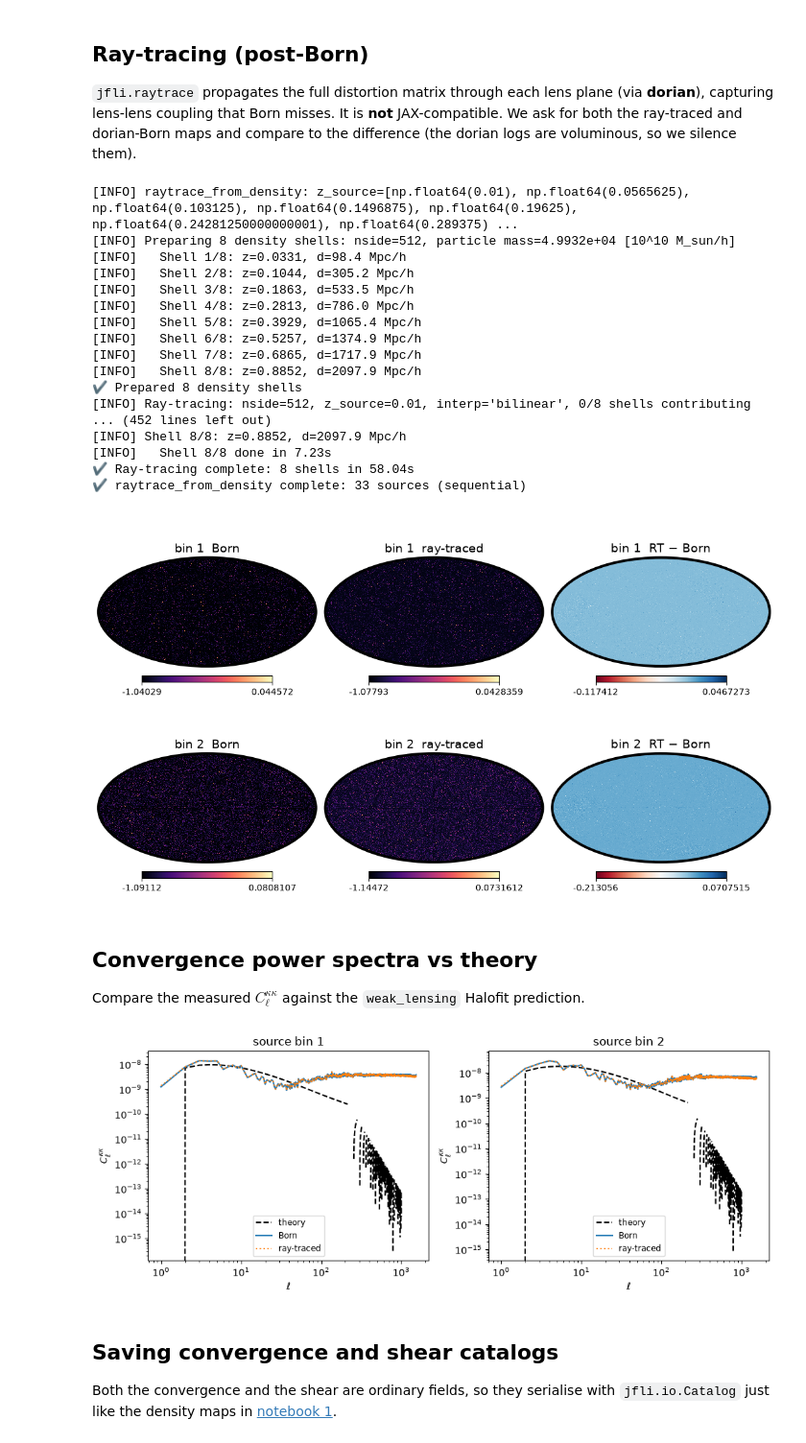
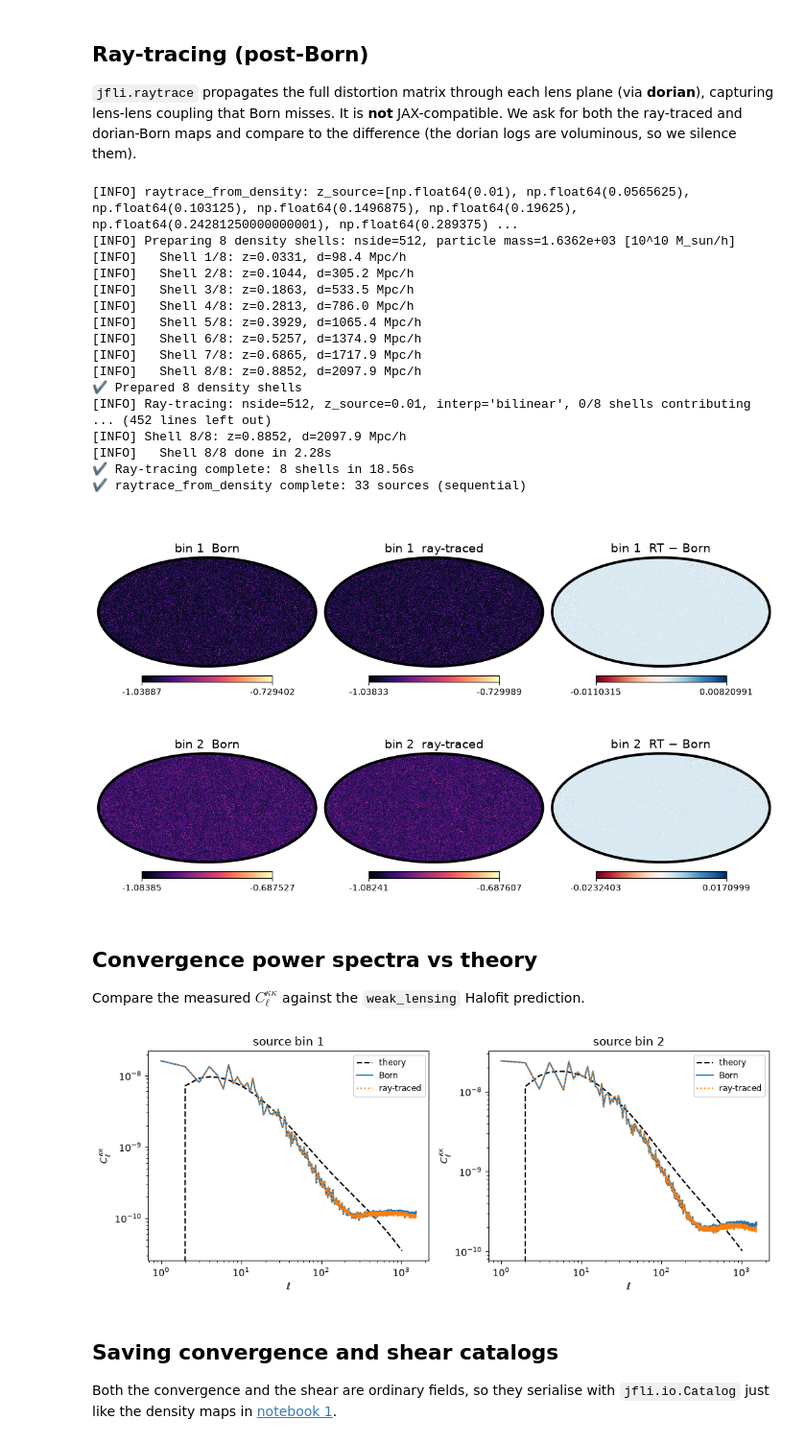
Before and after one commit to ASKabalan/jax-fli, a Jupyter notebook: docs/2-advanced-usage/09-Lensing.ipynb, the cells around one changed output. Shown at 96% size. Saved outputs shown, nothing was run; the diff lists cells and outputs as text; code cells hidden in the pictures.

```diff
--- a/docs/2-advanced-usage/09-Lensing.ipynb
+++ b/docs/2-advanced-usage/09-Lensing.ipynb
@@ -93,9 +94,9 @@ key = jax.random.PRNGKey(0)
 cosmo = jc.Planck18()
 
 # --- Resolution -------------------------------------------------------------------------------
-mesh_size = (128, 128, 128)
-nside = 128
-halo_size = (8, 8)
+mesh_size = (800, 800,800)
+nside = 512
+halo_size = (40, 40)
 nb_shells = 8
 
 box_size = jfli.compute_box_size_from_redshift(cosmo, 1.0, observer_position=(0.5, 0.5, 0.5))
@@ -276,7 +268,7 @@ logging.getLogger().setLevel(logging.ERROR)
 kappa_rt, kappa_born_dorian = jfli.raytrace(cosmo, lightcone, nz_shear=nz_sources, born=True, raytrace=True)
 # %% [output]
 [INFO] raytrace_from_density: z_source=[np.float64(0.01), np.float64(0.0565625), np.float64(0.103125), np.float64(0.1496875), np.float64(0.19625), np.float64(0.24281250000000001), np.float64(0.289375) ...
-[INFO] Preparing 8 density shells: nside=512, particle mass=4.9932e+04 [10^10 M_sun/h]
+[INFO] Preparing 8 density shells: nside=512, particle mass=1.6362e+03 [10^10 M_sun/h]
 [INFO]   Shell 1/8: z=0.0331, d=98.4 Mpc/h
 [INFO]   Shell 2/8: z=0.1044, d=305.2 Mpc/h
 [INFO]   Shell 3/8: z=0.1863, d=533.5 Mpc/h
@@ -289,8 +281,8 @@ kappa_rt, kappa_born_dorian = jfli.raytrace(cosmo, lightcone, nz_shear=nz_source
 [INFO] Ray-tracing: nside=512, z_source=0.01, interp='bilinear', 0/8 shells contributing
 ... (452 lines left out)
 [INFO] Shell 8/8: z=0.8852, d=2097.9 Mpc/h
-[INFO]   Shell 8/8 done in 7.23s
-✔ Ray-tracing complete: 8 shells in 58.04s
+[INFO]   Shell 8/8 done in 2.28s
+✔ Ray-tracing complete: 8 shells in 18.56s
 ✔ raytrace_from_density complete: 33 sources (sequential)
 # %%
 n = kappa_born.shape[0]
@@ -303,37 +295,50 @@ kappa_rt.apply_fn(lambda x: jnp.log10(x + 0.1)).plot(
 plt.tight_layout()
 plt.show()
 # %% [output]
-[figure, old version]
+[figure, new version]
 # %% [markdown]
 ## Convergence power spectra vs theory
 
 Compare the measured $C_\ell^{\kappa\kappa}$ against the `weak_lensing` Halofit prediction.
 # %%
 LMAX = 2 * nside
+
+# Theory C_ell must be evaluated in float64. jax_cosmo's weak-lensing Limber integral carries a
+# 1/c^2 factor (c^2 ~ 9e10) and a steep high-ell integrand; in the float32 used for the PM sim it
+# loses all precision above ell~200 and returns NaN. It is a tiny CPU-only computation, so we flip
+# x64 on just for it and restore float32 afterwards. (The measured Born/RT spectra below go through
+# healpy, which is float64 internally and unaffected by this flag.)
+#
+# NB: use the *global* flag, not `with jax.enable_x64():` -- the context manager only flips x64
+# during tracing, but jax_cosmo caches the comoving distance behind a host `jax.pure_callback`
+# whose body runs *after* the block exits (back in float32) -> "Expected float64, Actual float32".
+jax.config.update("jax_enable_x64", True)
 ells = jnp.arange(LMAX)
 theory_cl = jfli.compute_theory_cl(
-    cosmo, ell=ells, z_source=nz_sources, probe_type="weak_lensing", nonlinear_fn=jc.power.halofit, cross=False
+    jc.Planck18(), ell=ells, z_source=nz_sources, probe_type="weak_lensing", nonlinear_fn=jc.power.halofit, cross=False
 )
+th = np.asarray(theory_cl.array)  # materialize before restoring float32
+jax.config.update("jax_enable_x64", False)
+
 cl_born = kappa_born.angular_cl(method="healpy")
 cl_rt = kappa_rt.angular_cl(method="healpy")
 
-th = np.asarray(theory_cl.array)
 cb = np.asarray(cl_born.array)
 cr = np.asarray(cl_rt.array)
 L = np.arange(1, cb.shape[-1])
 fig, axes = plt.subplots(1, n, figsize=(5 * n, 4))
 for i in range(n):
     axes[i].loglog(np.arange(LMAX)[1:], th[i, 1:], "k--", label="theory")
     axes[i].loglog(L, cb[i, 1:], color="C0", label="Born")
     axes[i].loglog(L, cr[i, 1:], color="C1", ls=":", label="ray-traced")
     axes[i].set_title(f"source bin {i + 1}")
     axes[i].set_xlabel(r"$\ell$")
     axes[i].set_ylabel(r"$C_\ell^{\kappa\kappa}$")
     axes[i].legend(fontsize="small")
 plt.tight_layout()
 plt.show()
 # %% [output]
-[figure, old version]
+[figure, new version]
 # %% [markdown]
 ## Saving convergence and shear catalogs
 
```
Also changed, not shown: parts of 4 cells of this notebook, 13 other files.
